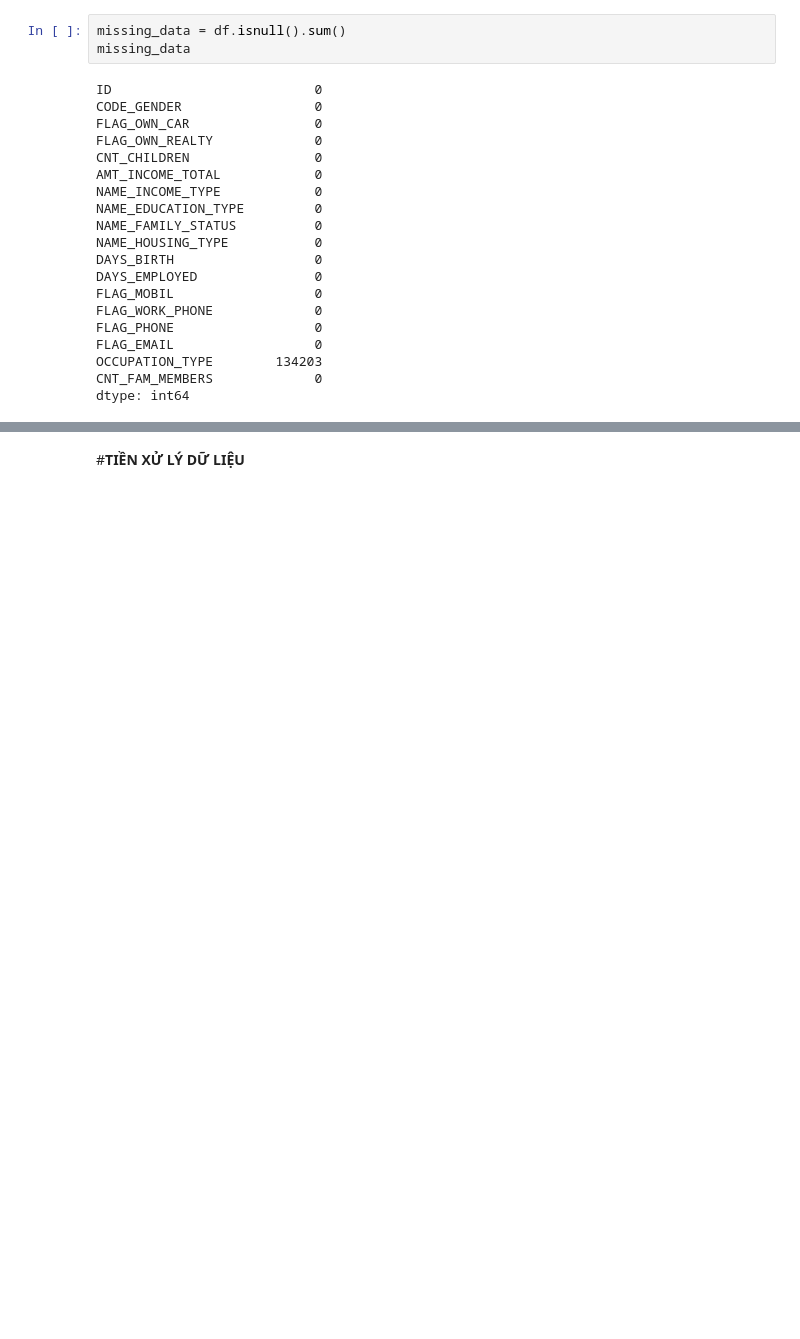
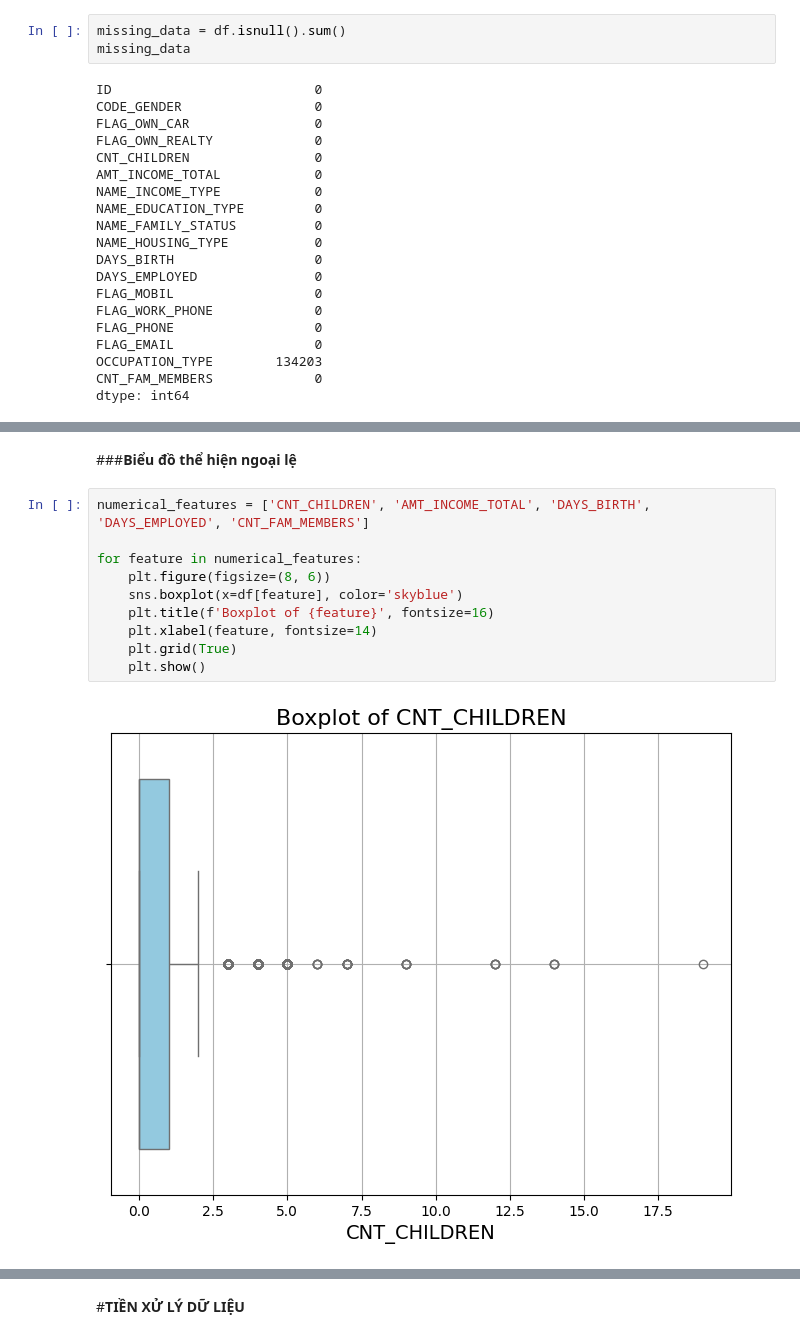
Before and after one commit to thanhdaibl1572002/data-mining-project, a Jupyter notebook: DATA_MINING_PROJECT.ipynb, the cells around one changed output, grey strips where cells are left out. Saved outputs shown, nothing was run; the diff lists cells and outputs as text; blank space fills up the shorter version.

```diff
--- a/DATA_MINING_PROJECT.ipynb
+++ b/DATA_MINING_PROJECT.ipynb
@@ -146,0 +229,14 @@ dtype: int64
+# %% [markdown]
+###**Biểu đồ thể hiện ngoại lệ**
+# %%
+numerical_features = ['CNT_CHILDREN', 'AMT_INCOME_TOTAL', 'DAYS_BIRTH', 'DAYS_EMPLOYED', 'CNT_FAM_MEMBERS']
+
+for feature in numerical_features:
+    plt.figure(figsize=(8, 6))
+    sns.boxplot(x=df[feature], color='skyblue')
+    plt.title(f'Boxplot of {feature}', fontsize=16)
+    plt.xlabel(feature, fontsize=14)
+    plt.grid(True)
+    plt.show()
+# %% [output]
+[figure, added]
```
Also changed, not shown: parts of 24 cells of this notebook.
